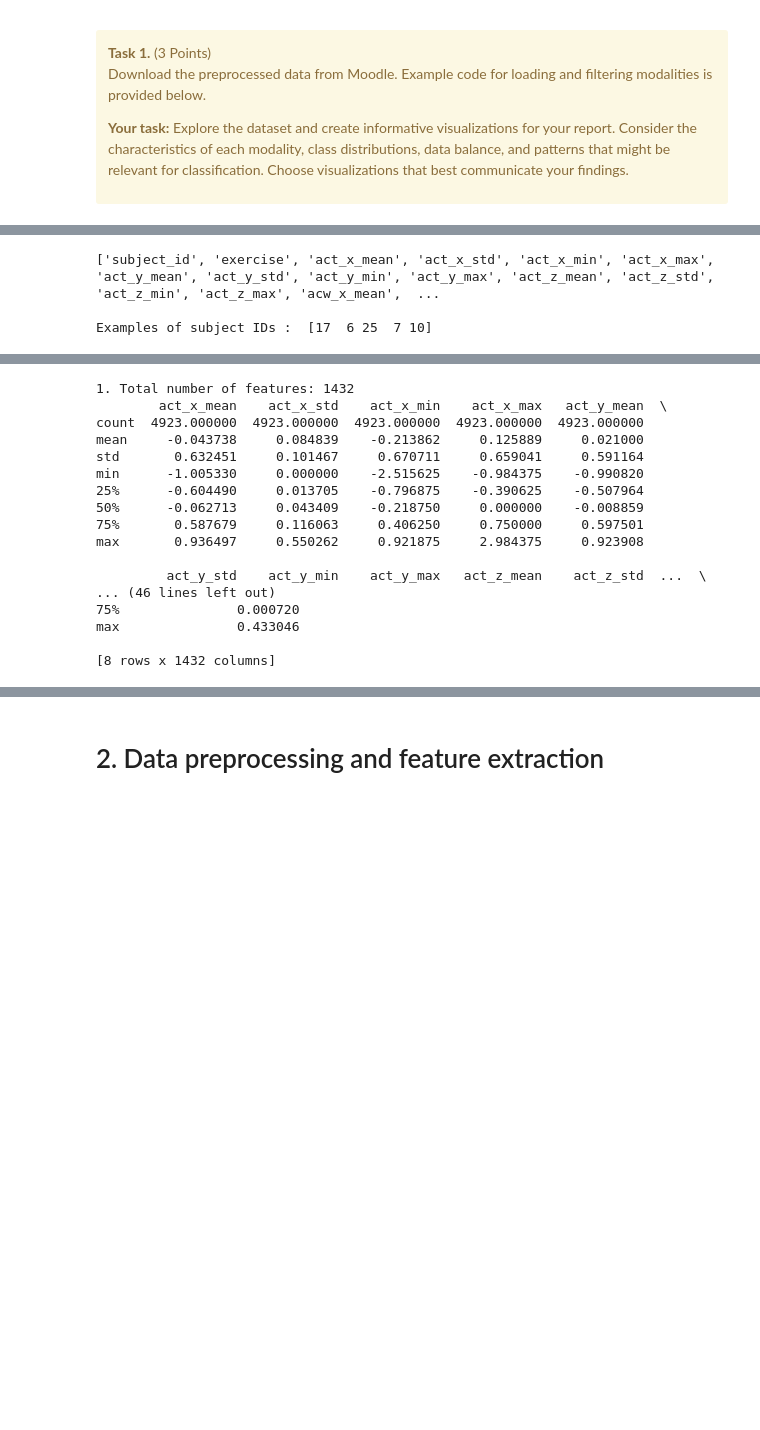
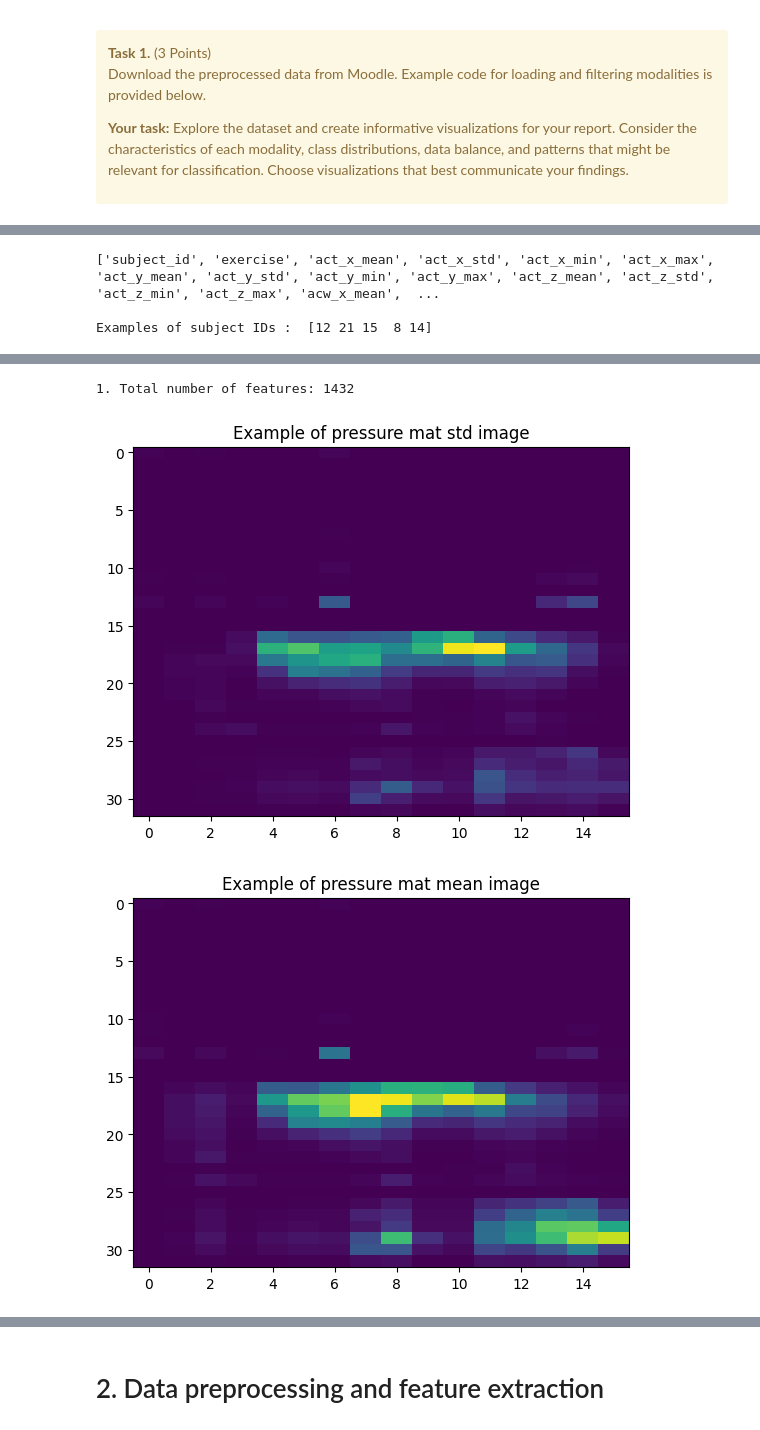
Before and after one commit to masto12/multimodal-exercise-classification, a Jupyter notebook: project-work-MEx-classification.ipynb, the cells around one changed output, grey strips where cells are left out. Saved outputs shown, nothing was run; the diff lists cells and outputs as text; code cells hidden in the pictures; blank space fills up the shorter version.

```diff
--- a/project-work-MEx-classification.ipynb
+++ b/project-work-MEx-classification.ipynb
@@ -172,53 +198,85 @@ print("\nExamples of subject IDs : ", sub_ids[np.random.randint(0, len(sub_ids),
 
 # Histograms
 # TODO: make more cleaner looking histograms
 fig = plt.Figure(figsize=(10, 5))
 
 fig.add_subplot(2, 1, 1)
 plt.hist(y_train, edgecolor='black', linewidth=1.2)
 plt.title("Distribution of exercise classes")
 plt.show()
 
 fig.add_subplot(2, 1, 2)
 plt.hist(sub_ids, edgecolor='black', linewidth=1.2)
 plt.title("Distribution of samples per subjects")
 plt.show()
 
 
 total_number_of_features = len(acc_act_cols) + len(acc_acw_cols) + len(pressure_cols) + len(depth_cols)
 print(f"\n1. Total number of features: {total_number_of_features}")
 
-
 columns_to_drop = ['subject_id', 'exercise']
 train_df_feats = train_df.drop(columns=columns_to_drop, axis=1)
 
-pressure_cols
+pressure_std_cols = [col for col in pressure_cols if '_std' in col]
+pressure_mu_cols = [col for col in pressure_cols if '_mean' in col]
+
 
 # Plot the first image from depth camera std
-#pressure_mat_first = train_df[depth_std_cols].iloc[0].values
-#depth_std_image = depth_std_example.reshape(12, 16)
-#plt.imshow(depth_std_image, cmap='viridis', aspect='auto')
-#plt.show()
+pressure_mat_first = train_df[pressure_std_cols].iloc[0].values
+pressure_std_image = pressure_mat_first.reshape(32, 16)
+plt.imshow(pressure_std_image, cmap='viridis', aspect='auto')
+plt.title("Example of pressure mat std image")
+plt.show()
+
+# Plot the first image from depth camera mu
+pressure_mat_first = train_df[pressure_mu_cols].iloc[0].values
+pressure_std_image = pressure_mat_first.reshape(32, 16)
+plt.imshow(pressure_std_image, cmap='viridis', aspect='auto')
+plt.title("Example of pressure mat mean image")
+plt.show()
+
+
+# Visualize acw features
+fig, axes = plt.subplots(
+    4,
+    3,
+    figsize=(10, 10),   # wide figure
+    constrained_layout=True
+)
+
+axes = axes.ravel()
+
+for i, col in enumerate(acc_acw_cols):
+    ax = axes[i]
+    vals = train_df[col].values
+
+    ax.hist(vals, edgecolor="black", linewidth=0.8)
+    ax.set_title(col, fontsize=12)
+    ax.tick_params(labelsize=10)
+
+# ACT
+fig, axes = plt.subplots(
+4,
+3,
+figsize=(10, 10),   # wide figure
+constrained_layout=True
+)
+
+axes = axes.ravel()
+
+for i, col in enumerate(acc_act_cols):
+    ax = axes[i]
+    vals = train_df[col].values
+
+    ax.hist(vals, edgecolor="black", linewidth=0.8)
+    ax.set_title(col, fontsize=12)
+    ax.tick_params(labelsize=10)
 # %% [output]
 ['subject_id', 'exercise', 'act_x_mean', 'act_x_std', 'act_x_min', 'act_x_max', 'act_y_mean', 'act_y_std', 'act_y_min', 'act_y_max', 'act_z_mean', 'act_z_std', 'act_z_min', 'act_z_max', 'acw_x_mean',  ...
 
-Examples of subject IDs :  [17  6 25  7 10]
+Examples of subject IDs :  [12 21 15  8 14]
 [figure]
 [figure]
 1. Total number of features: 1432
-        act_x_mean    act_x_std    act_x_min    act_x_max   act_y_mean  \
-count  4923.000000  4923.000000  4923.000000  4923.000000  4923.000000
-mean     -0.043738     0.084839    -0.213862     0.125889     0.021000
-std       0.632451     0.101467     0.670711     0.659041     0.591164
-min      -1.005330     0.000000    -2.515625    -0.984375    -0.990820
-25%      -0.604490     0.013705    -0.796875    -0.390625    -0.507964
-50%      -0.062713     0.043409    -0.218750     0.000000    -0.008859
-75%       0.587679     0.116063     0.406250     0.750000     0.597501
-max       0.936497     0.550262     0.921875     2.984375     0.923908
-
-         act_y_std    act_y_min    act_y_max   act_z_mean    act_z_std  ...  \
-... (46 lines left out)
-75%               0.000720
-max               0.433046
-
-[8 rows x 1432 columns]
+[figure, added]
+[figure, added]
```
Also changed, not shown: parts of 16 cells of this notebook.
